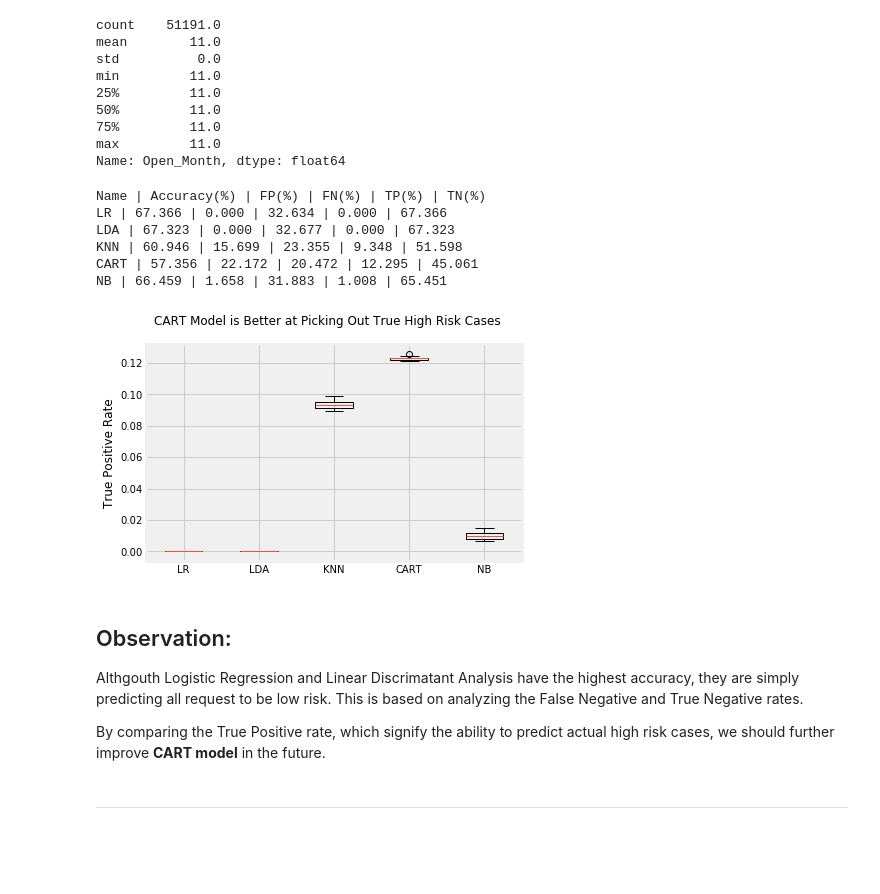
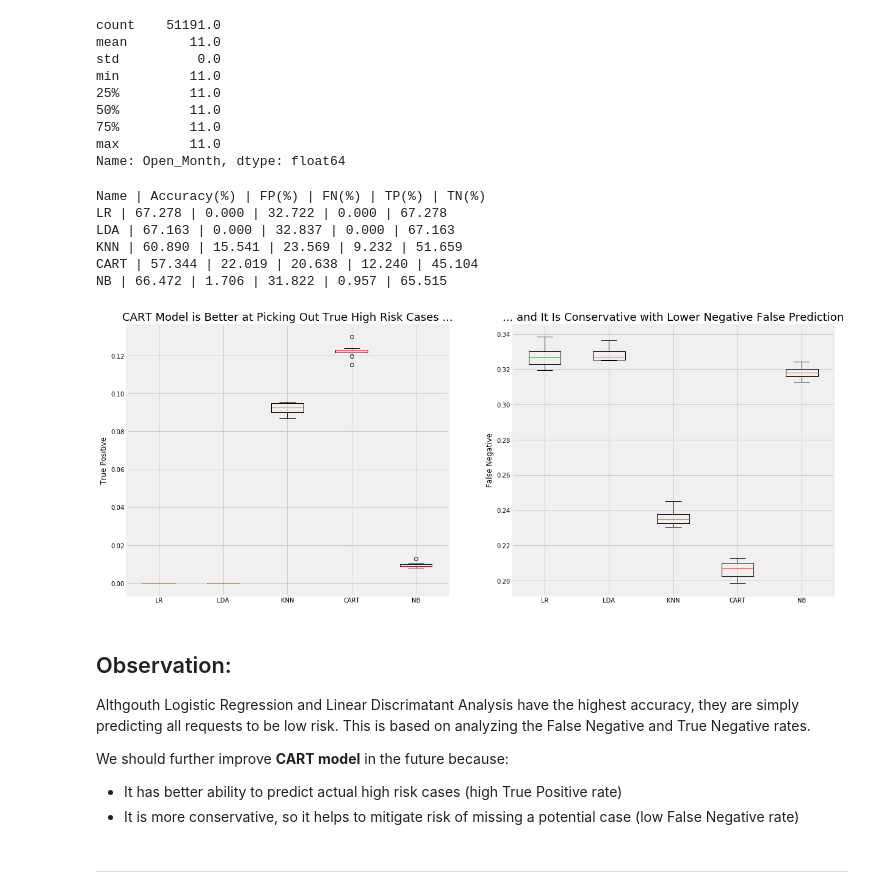
Before and after one commit to ianxxiao/civic_analytics, a Jupyter notebook: 311_Model.ipynb, the cells around one changed output. Cells and saved outputs as stored; diff of their text form; code cells hidden in the pictures; blank space fills up the shorter version.

Commit message:
updated visual

```diff
--- a/311_Model.ipynb
+++ b/311_Model.ipynb
@@ -760,6 +760,7 @@ models.append(('NB', GaussianNB()))
 # %%
 accuracyList = []
 truePosList = []
+falseNegList = []
 names = []
 
 print("Name | Accuracy(%) | FP(%) | FN(%) | TP(%) | TN(%)")
@@ -768,6 +769,7 @@ for name, model in models:
     accuracy, fp, fn, tp, tn, prediction = repeated_Randome_Test(10, 0.33, model, dTrain, dTest)
     accuracyList.append(accuracy)
     truePosList.append(tp)
+    falseNegList.append(fn)
     names.append(name)
 
     print("%s | %.3f | %.3f | %.3f | %.3f | %.3f " \
@@ -775,26 +777,36 @@ for name, model in models:
            np.mean(tp)*100, np.mean(tn)*100))
 # %% [output]
 Name | Accuracy(%) | FP(%) | FN(%) | TP(%) | TN(%)
-LR | 67.366 | 0.000 | 32.634 | 0.000 | 67.366
-LDA | 67.323 | 0.000 | 32.677 | 0.000 | 67.323
-KNN | 60.946 | 15.699 | 23.355 | 9.348 | 51.598
-CART | 57.356 | 22.172 | 20.472 | 12.295 | 45.061
-NB | 66.459 | 1.658 | 31.883 | 1.008 | 65.451
+LR | 67.278 | 0.000 | 32.722 | 0.000 | 67.278
+LDA | 67.163 | 0.000 | 32.837 | 0.000 | 67.163
+KNN | 60.890 | 15.541 | 23.569 | 9.232 | 51.659
+CART | 57.344 | 22.019 | 20.638 | 12.240 | 45.104
+NB | 66.472 | 1.706 | 31.822 | 0.957 | 65.515
-# %%
-fig = plt.figure()
-fig.suptitle('CART Model is Better at Picking Out True High Risk Cases')
-ax = fig.add_subplot(111)
-plt.boxplot(truePosList)
-ax.set_xticklabels(names)
-plt.ylabel("True Positive Rate")
-plt.show()
-# %% [output]
-[figure, removed]
+# %%
+fig = matplotlib.pyplot.gcf()
+
+fig1 = plt.subplot2grid((2,2), (1,0), colspan = 1)
+fig1.boxplot(truePosList)
+fig1.set_xticklabels(names)
+fig1.set_ylabel("True Positive")
+fig1.set_title("CART Model is Better at Picking Out True High Risk Cases ...", fontsize = 18)
+
+fig2 = plt.subplot2grid((2,2), (1,1), colspan = 1)
+fig2.boxplot(falseNegList)
+fig2.set_xticklabels(names)
+fig2.set_ylabel("False Negative")
+fig2.set_title("... and It Is Conservative with Lower Negative False Prediction", fontsize = 18)
+
+fig.set_size_inches(18.5, 18)
+# %% [output]
+[figure, added]
 # %% [markdown]
 ## Observation:
-Althgouth Logistic Regression and Linear Discrimatant Analysis have the highest accuracy, they are simply predicting all request to be low risk. This is based on analyzing the False Negative and True Negative rates.
+Althgouth Logistic Regression and Linear Discrimatant Analysis have the highest accuracy, they are simply predicting all requests to be low risk. This is based on analyzing the False Negative and True Negative rates.
 
-By comparing the True Positive rate, which signify the ability to predict actual high risk cases, we should further improve **CART model** in the future.
+We should further improve **CART model** in the future because:
+- It has better ability to predict actual high risk cases (high True Positive rate)
+- It is more conservative, so it helps to mitigate risk of missing a potential case (low False Negative rate)
 # %% [markdown]
 ***
 # %% [markdown]
```
Also changed, not shown: parts of 1 cell of this notebook.
